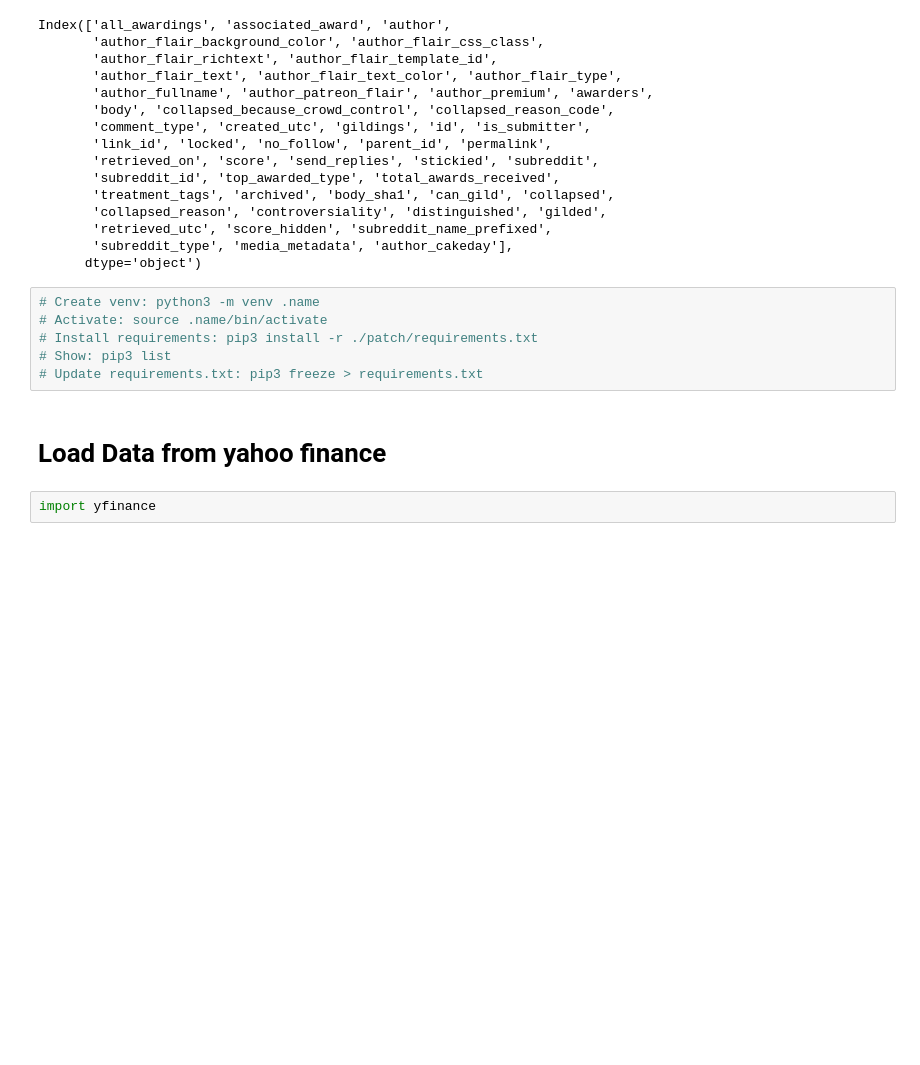
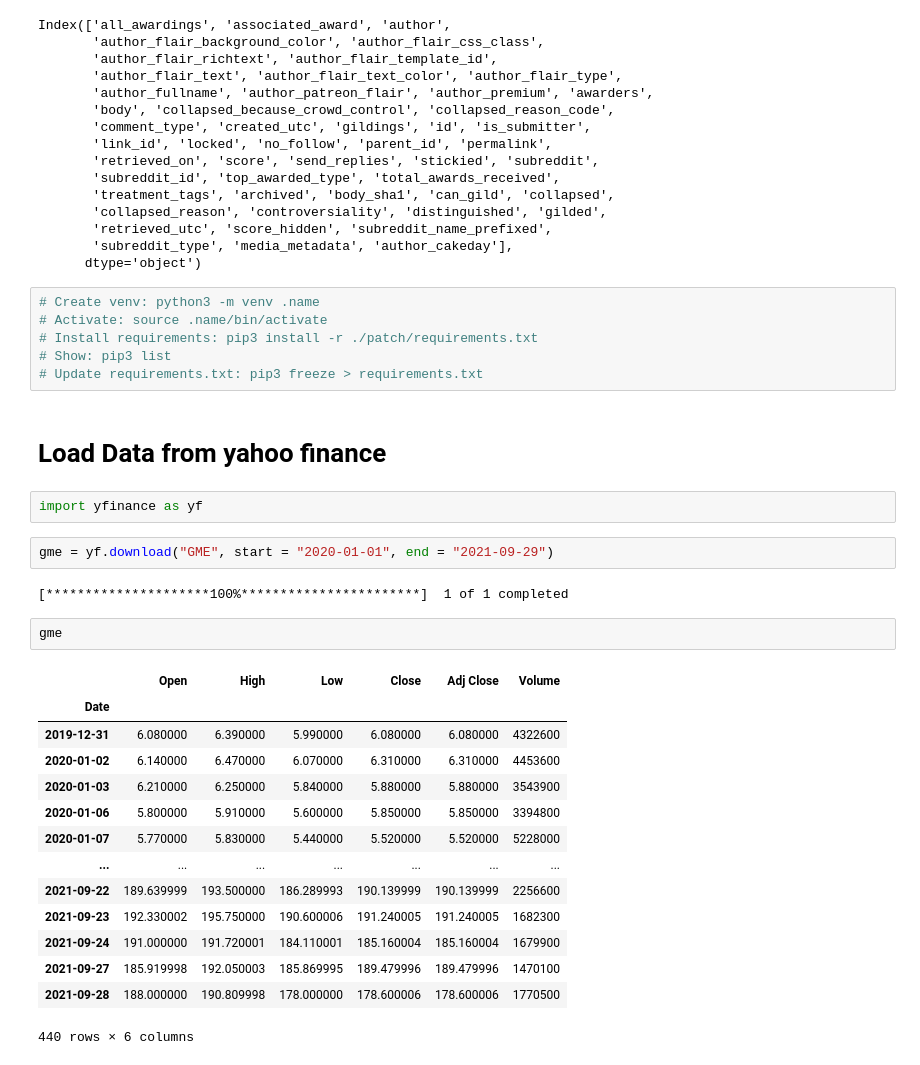
Before and after one commit to StefanWinterToo/Master-Thesis, a Jupyter notebook: App/Testing.ipynb, the cells around one changed output. Cells and saved outputs as stored; diff of their text form; blank space fills up the shorter version.

Commit message:
Updates proposal. Install yfinance.

```diff
--- a/App/Testing.ipynb
+++ b/App/Testing.ipynb
@@ -292,4 +292,25 @@ Index(['all_awardings', 'associated_award', 'author',
 # %% [markdown]
 # Load Data from yahoo finance
 # %%
-import yfinance
+import yfinance as yf
+# %%
+gme = yf.download("GME", start = "2020-01-01", end = "2021-09-29")
+# %% [output]
+[*********************100%***********************]  1 of 1 completed
+# %%
+gme
+# %% [output]
+|  | Open | High | Low | Close | Adj Close | Volume |
+| Date |  |  |  |  |  |  |
+| 2019-12-31 | 6.080000 | 6.390000 | 5.990000 | 6.080000 | 6.080000 | 4322600 |
+| 2020-01-02 | 6.140000 | 6.470000 | 6.070000 | 6.310000 | 6.310000 | 4453600 |
+| 2020-01-03 | 6.210000 | 6.250000 | 5.840000 | 5.880000 | 5.880000 | 3543900 |
+| 2020-01-06 | 5.800000 | 5.910000 | 5.600000 | 5.850000 | 5.850000 | 3394800 |
+| 2020-01-07 | 5.770000 | 5.830000 | 5.440000 | 5.520000 | 5.520000 | 5228000 |
+| ... | ... | ... | ... | ... | ... | ... |
+| 2021-09-22 | 189.639999 | 193.500000 | 186.289993 | 190.139999 | 190.139999 | 2256600 |
+| 2021-09-23 | 192.330002 | 195.750000 | 190.600006 | 191.240005 | 191.240005 | 1682300 |
+| 2021-09-24 | 191.000000 | 191.720001 | 184.110001 | 185.160004 | 185.160004 | 1679900 |
+| 2021-09-27 | 185.919998 | 192.050003 | 185.869995 | 189.479996 | 189.479996 | 1470100 |
+| 2021-09-28 | 188.000000 | 190.809998 | 178.000000 | 178.600006 | 178.600006 | 1770500 |
+440 rows × 6 columns
```
Also changed, not shown: parts of 2 cells of this notebook, 1 other file.
